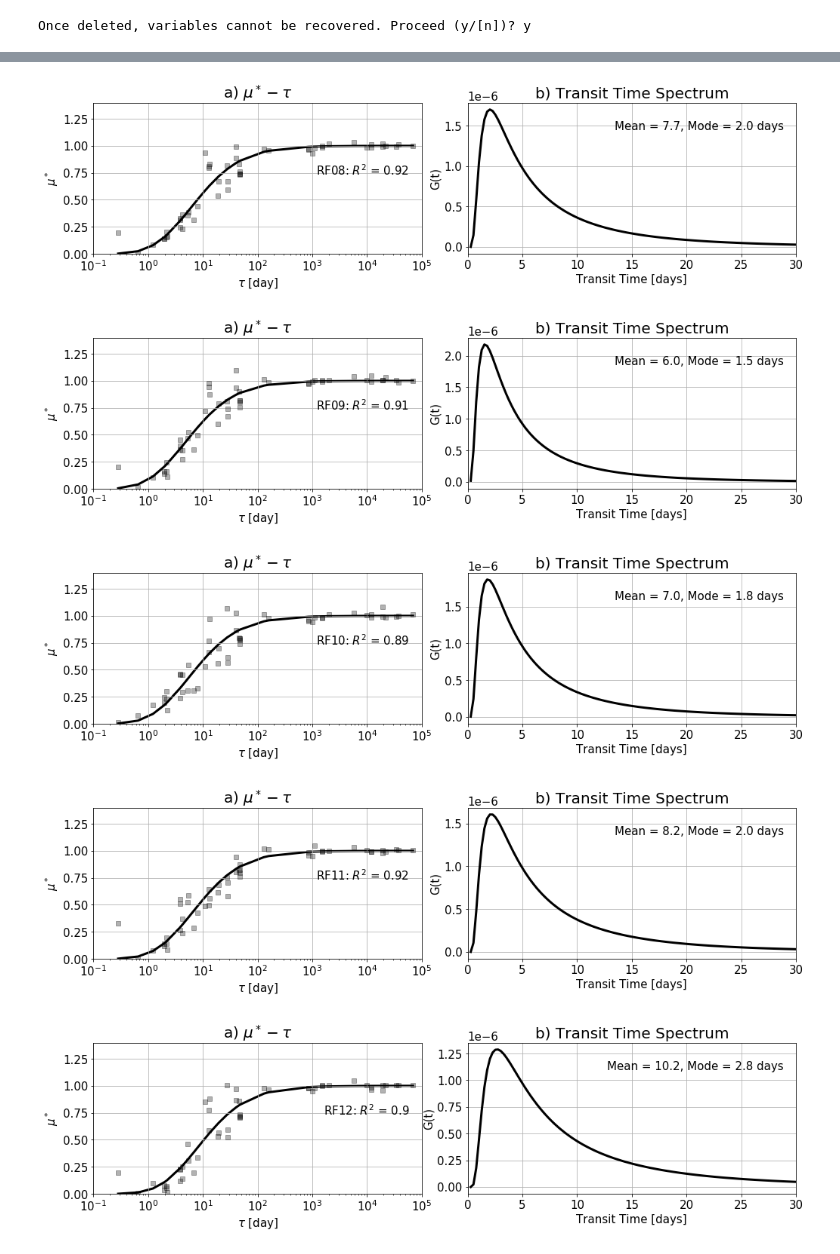
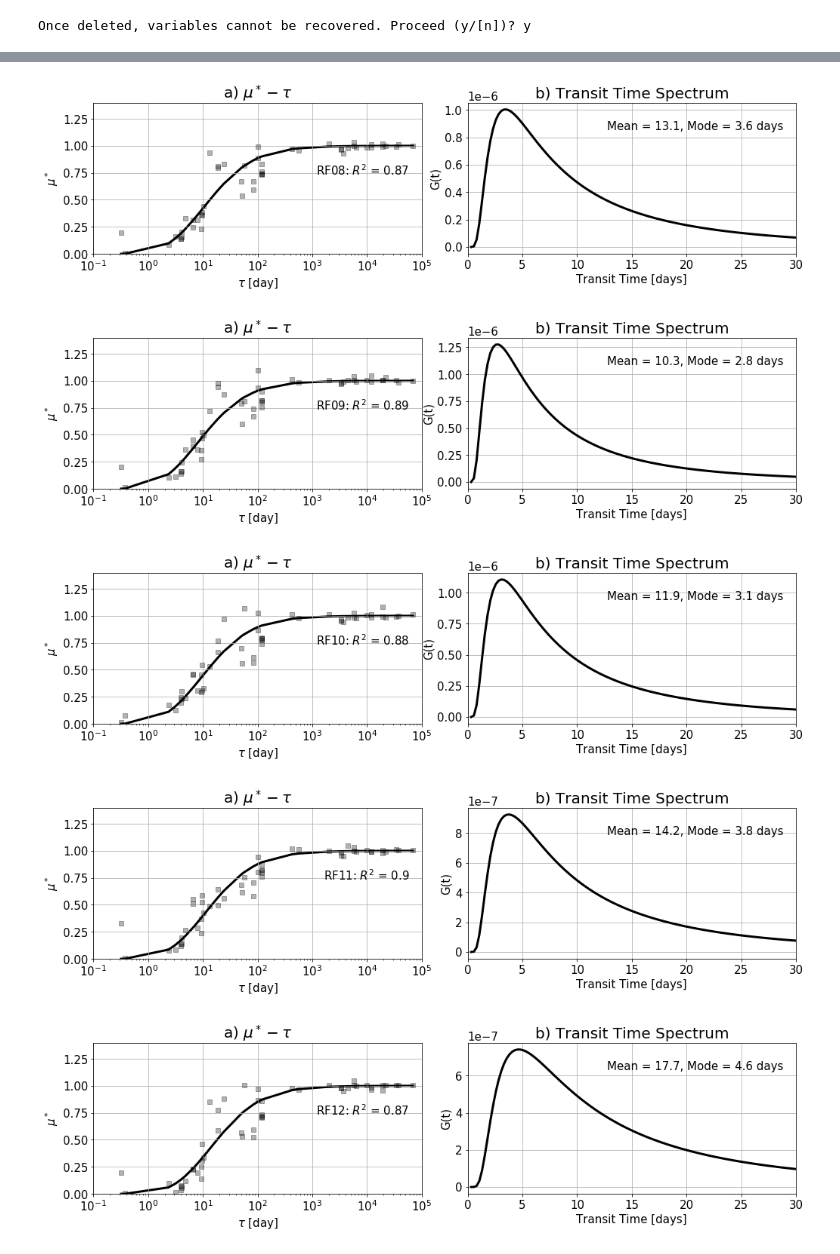
Before and after one commit to schelpon/TTS_2020_HD, a Jupyter notebook: get_tts/tts_per_rf/tts_vary_bl_per_rf.ipynb, the cells around one changed output, grey strips where cells are left out. Saved outputs shown, nothing was run; the diff lists cells and outputs as text; code cells hidden in the pictures.

Commit message:
change to tropo tau

```diff
--- a/get_tts/tts_per_rf/tts_vary_bl_per_rf.ipynb
+++ b/get_tts/tts_per_rf/tts_vary_bl_per_rf.ipynb
@@ -25,7 +25,7 @@ import tts_mod
 # read in ratios dataframe
 path = "./contrast_ratios_perrf.pkl"
 contrast_ratios = pd.read_pickle(path)
-ratios_sort = contrast_ratios.sort_values(['BL_tau'])
+ratios_sort = contrast_ratios.sort_values(['TROPO_tau'])
 ratios_sort.describe()
 # %% [output]
 |  | BL_tau | TROPO_tau | UT_tau | RF05_CampAvg | RF06_CampAvg | RF07_CampAvg | RF08_CampAvg | RF09_CampAvg | ... |
@@ -43,7 +43,7 @@ tau_bl = ratios_sort['BL_tau'].values
 tau_tr = ratios_sort['TROPO_tau'].values
 
 # get gf inputs, same for all
-t, exp_decay_matrix, LT = tts_mod.prep_for_tts(tau_bl)
+t, exp_decay_matrix, LT = tts_mod.prep_for_tts(tau_tr)
 # %%
 ############################ GET TTS OUTPUTS FOR EA. CASE ############################
 # %%
@@ -142,7 +142,7 @@ utbl_08 = ratios_sort['RF08_CampAvg']
 # BL TAU -----
 # get tts
 my_mustar_cavg_08, my_r2_cavg_08, my_gf_cavg_08, my_t_cavg_08, mean_age_cavg_08,  \
-    mode_age_cavg_08, best_k_cavg_08 = tts_mod.get_tts(utbl_08, tau_bl, t, exp_decay_matrix, LT)
+    mode_age_cavg_08, best_k_cavg_08 = tts_mod.get_tts(utbl_08, tau_tr, t, exp_decay_matrix, LT)
 
 # --------------- start plot with campaign avg bl
 title_str = 'RF08: '
@@ -155,7 +155,7 @@ width = 0
 height = 0
 my_ax = 0
 
-fig, my_ax, width, height = tts_mod.plot_tts(tau_bl, my_mustar_cavg_08, utbl_08, my_r2_cavg_08,
+fig, my_ax, width, height = tts_mod.plot_tts(tau_tr, my_mustar_cavg_08, utbl_08, my_r2_cavg_08,
                         my_gf_cavg_08, my_t_cavg_08, mean_age_cavg_08, mode_age_cavg_08,
                         my_color, overplot, add_scatter, add_r2,
                         add_meanmode, my_ax, width, height, title_str)
@@ -163,7 +163,7 @@ my_ax[0].set_ylim([0, 1.4])
 
 fig.savefig('./tts_per_rf_figs/tts_rf08.pdf')
 # %% [output]
-[figure, old version]
+[figure, new version]
 # %%
 # rf09
 utbl_09 = ratios_sort['RF09_CampAvg']
@@ -171,7 +171,7 @@ utbl_09 = ratios_sort['RF09_CampAvg']
 # BL TAU -----
 # get tts
 my_mustar_cavg_09, my_r2_cavg_09, my_gf_cavg_09, my_t_cavg_09, mean_age_cavg_09,  \
-    mode_age_cavg_09, best_k_cavg_09 = tts_mod.get_tts(utbl_09, tau_bl, t, exp_decay_matrix, LT)
+    mode_age_cavg_09, best_k_cavg_09 = tts_mod.get_tts(utbl_09, tau_tr, t, exp_decay_matrix, LT)
 
 # --------------- start plot with campaign avg bl
 title_str = 'RF09: '
@@ -184,7 +184,7 @@ width = 0
 height = 0
 my_ax = 0
 
-fig, my_ax, width, height = tts_mod.plot_tts(tau_bl, my_mustar_cavg_09, utbl_09, my_r2_cavg_09,
+fig, my_ax, width, height = tts_mod.plot_tts(tau_tr, my_mustar_cavg_09, utbl_09, my_r2_cavg_09,
                         my_gf_cavg_09, my_t_cavg_09, mean_age_cavg_09, mode_age_cavg_09,
                         my_color, overplot, add_scatter, add_r2,
                         add_meanmode, my_ax, width, height, title_str)
@@ -192,7 +192,7 @@ my_ax[0].set_ylim([0, 1.4])
 
 fig.savefig('./tts_per_rf_figs/tts_rf09.pdf')
 # %% [output]
-[figure, old version]
+[figure, new version]
 # %%
 # rf10
 utbl_10 = ratios_sort['RF10_CampAvg']
@@ -200,7 +200,7 @@ utbl_10 = ratios_sort['RF10_CampAvg']
 # BL TAU -----
 # get tts
 my_mustar_cavg_10, my_r2_cavg_10, my_gf_cavg_10, my_t_cavg_10, mean_age_cavg_10,  \
-    mode_age_cavg_10, best_k_cavg_10 = tts_mod.get_tts(utbl_10, tau_bl, t, exp_decay_matrix, LT)
+    mode_age_cavg_10, best_k_cavg_10 = tts_mod.get_tts(utbl_10, tau_tr, t, exp_decay_matrix, LT)
 
 # --------------- start plot with campaign avg bl
 title_str = 'RF10: '
@@ -213,7 +213,7 @@ width = 0
 height = 0
 my_ax = 0
 
-fig, my_ax, width, height = tts_mod.plot_tts(tau_bl, my_mustar_cavg_10, utbl_10, my_r2_cavg_10,
+fig, my_ax, width, height = tts_mod.plot_tts(tau_tr, my_mustar_cavg_10, utbl_10, my_r2_cavg_10,
                         my_gf_cavg_10, my_t_cavg_10, mean_age_cavg_10, mode_age_cavg_10,
                         my_color, overplot, add_scatter, add_r2,
                         add_meanmode, my_ax, width, height, title_str)
@@ -221,7 +221,7 @@ my_ax[0].set_ylim([0, 1.4])
 
 fig.savefig('./tts_per_rf_figs/tts_rf10.pdf')
 # %% [output]
-[figure, old version]
+[figure, new version]
 # %%
 # rf11
 utbl_11 = ratios_sort['RF11_CampAvg']
@@ -229,7 +229,7 @@ utbl_11 = ratios_sort['RF11_CampAvg']
 # BL TAU -----
 # get tts
 my_mustar_cavg_11, my_r2_cavg_11, my_gf_cavg_11, my_t_cavg_11, mean_age_cavg_11,  \
-    mode_age_cavg_11, best_k_cavg_11 = tts_mod.get_tts(utbl_11, tau_bl, t, exp_decay_matrix, LT)
+    mode_age_cavg_11, best_k_cavg_11 = tts_mod.get_tts(utbl_11, tau_tr, t, exp_decay_matrix, LT)
 
 # --------------- start plot with campaign avg bl
 title_str = 'RF11: '
@@ -242,7 +242,7 @@ width = 0
 height = 0
 my_ax = 0
 
-fig, my_ax, width, height = tts_mod.plot_tts(tau_bl, my_mustar_cavg_11, utbl_11, my_r2_cavg_11,
+fig, my_ax, width, height = tts_mod.plot_tts(tau_tr, my_mustar_cavg_11, utbl_11, my_r2_cavg_11,
                         my_gf_cavg_11, my_t_cavg_11, mean_age_cavg_11, mode_age_cavg_11,
                         my_color, overplot, add_scatter, add_r2,
                         add_meanmode, my_ax, width, height, title_str)
@@ -250,36 +250,36 @@ my_ax[0].set_ylim([0, 1.4])
 
 fig.savefig('./tts_per_rf_figs/tts_rf11.pdf')
 # %% [output]
-[figure, old version]
+[figure, new version]
 # %%
 # rf12
 utbl_12 = ratios_sort['RF12_CampAvg']
 
 # BL TAU -----
 # get tts
 my_mustar_cavg_12, my_r2_cavg_12, my_gf_cavg_12, my_t_cavg_12, mean_age_cavg_12,  \
-    mode_age_cavg_12, best_k_cavg_12 = tts_mod.get_tts(utbl_12, tau_bl, t, exp_decay_matrix, LT)
+    mode_age_cavg_12, best_k_cavg_12 = tts_mod.get_tts(utbl_12, tau_tr, t, exp_decay_matrix, LT)
 
 # --------------- start plot with campaign avg bl
 title_str = 'RF12: '
 overplot = 0
 add_scatter = 1
 add_r2 = 1
 add_meanmode = 1
 # first plot only, dummies (will get real after first run creates fig)
 width = 0
 height = 0
 my_ax = 0
 
-fig, my_ax, width, height = tts_mod.plot_tts(tau_bl, my_mustar_cavg_12, utbl_12, my_r2_cavg_12,
+fig, my_ax, width, height = tts_mod.plot_tts(tau_tr, my_mustar_cavg_12, utbl_12, my_r2_cavg_12,
                         my_gf_cavg_12, my_t_cavg_12, mean_age_cavg_12, mode_age_cavg_12,
                         my_color, overplot, add_scatter, add_r2,
                         add_meanmode, my_ax, width, height, title_str)
 my_ax[0].set_ylim([0, 1.4])
 
 fig.savefig('./tts_per_rf_figs/tts_rf12.pdf')
 # %% [output]
-[figure, old version]
+[figure, new version]
 # %%
 # rf13
 utbl_13 = ratios_sort['RF13_CampAvg']
```
Also changed, not shown: parts of 5 cells of this notebook, 12 other files.
